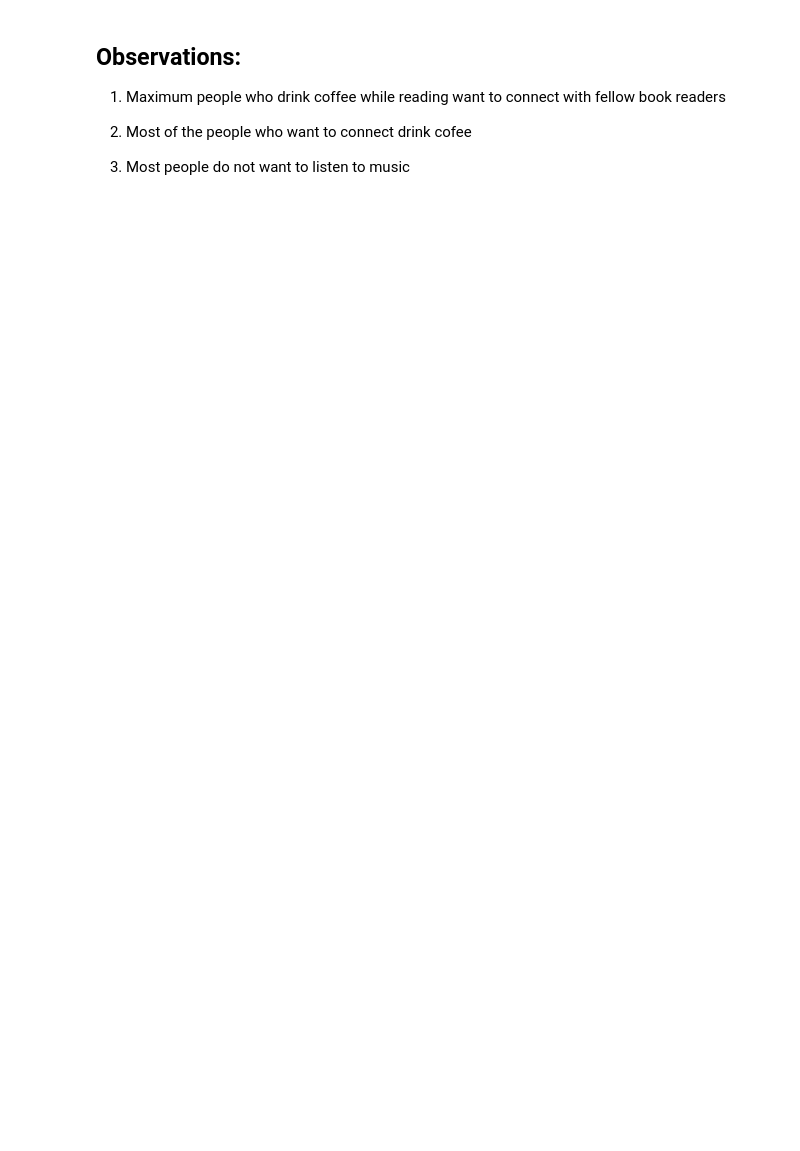
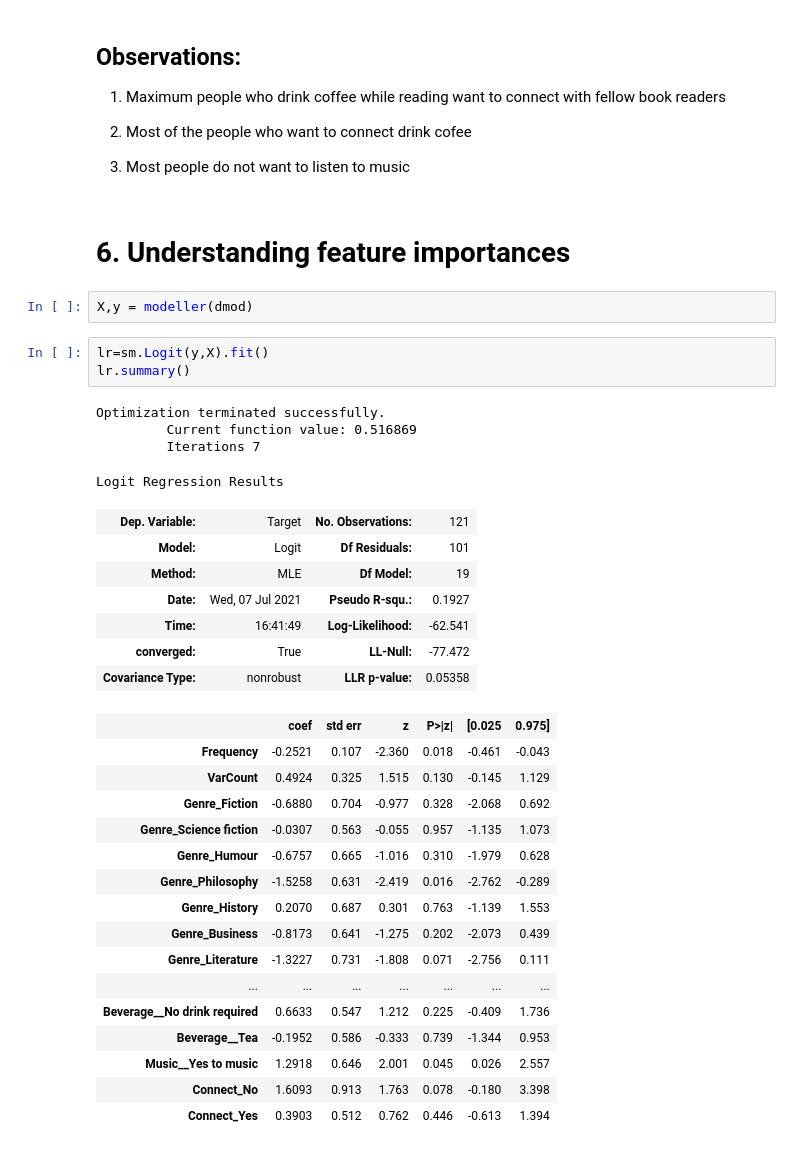
Before and after one commit to coderkol95/Book_cafe, a Jupyter notebook: Book.ipynb, the cells around one changed output. Saved outputs shown, nothing was run; the diff lists cells and outputs as text; blank space fills up the shorter version.

```diff
--- a/Book.ipynb
+++ b/Book.ipynb
@@ -191,3 +150,38 @@ db.to_csv("out.csv")
 2. Most of the people who want to connect drink cofee
 
 3. Most people do not want to listen to music
+# %% [markdown]
+# 6. Understanding feature importances
+# %%
+X,y = modeller(dmod)
+# %%
+lr=sm.Logit(y,X).fit()
+lr.summary()
+# %% [output]
+Optimization terminated successfully.
+         Current function value: 0.516869
+         Iterations 7
+Logit Regression Results
+| Dep. Variable: | Target | No. Observations: | 121 |
+| Model: | Logit | Df Residuals: | 101 |
+| Method: | MLE | Df Model: | 19 |
+| Date: | Wed, 07 Jul 2021 | Pseudo R-squ.: | 0.1927 |
+| Time: | 16:41:49 | Log-Likelihood: | -62.541 |
+| converged: | True | LL-Null: | -77.472 |
+| Covariance Type: | nonrobust | LLR p-value: | 0.05358 |
+|  | coef | std err | z | P>|z| | [0.025 | 0.975] |
+| Frequency | -0.2521 | 0.107 | -2.360 | 0.018 | -0.461 | -0.043 |
+| VarCount | 0.4924 | 0.325 | 1.515 | 0.130 | -0.145 | 1.129 |
+| Genre_Fiction | -0.6880 | 0.704 | -0.977 | 0.328 | -2.068 | 0.692 |
+| Genre_Science fiction | -0.0307 | 0.563 | -0.055 | 0.957 | -1.135 | 1.073 |
+| Genre_Humour | -0.6757 | 0.665 | -1.016 | 0.310 | -1.979 | 0.628 |
+| Genre_Philosophy | -1.5258 | 0.631 | -2.419 | 0.016 | -2.762 | -0.289 |
+| Genre_History | 0.2070 | 0.687 | 0.301 | 0.763 | -1.139 | 1.553 |
+| Genre_Business | -0.8173 | 0.641 | -1.275 | 0.202 | -2.073 | 0.439 |
+| Genre_Literature | -1.3227 | 0.731 | -1.808 | 0.071 | -2.756 | 0.111 |
+| ... | ... | ... | ... | ... | ... | ... |
+| Beverage__No drink required | 0.6633 | 0.547 | 1.212 | 0.225 | -0.409 | 1.736 |
+| Beverage__Tea | -0.1952 | 0.586 | -0.333 | 0.739 | -1.344 | 0.953 |
+| Music__Yes to music | 1.2918 | 0.646 | 2.001 | 0.045 | 0.026 | 2.557 |
+| Connect_No | 1.6093 | 0.913 | 1.763 | 0.078 | -0.180 | 3.398 |
+| Connect_Yes | 0.3903 | 0.512 | 0.762 | 0.446 | -0.613 | 1.394 |
```
Also changed, not shown: parts of 24 cells of this notebook, 3 other files.
